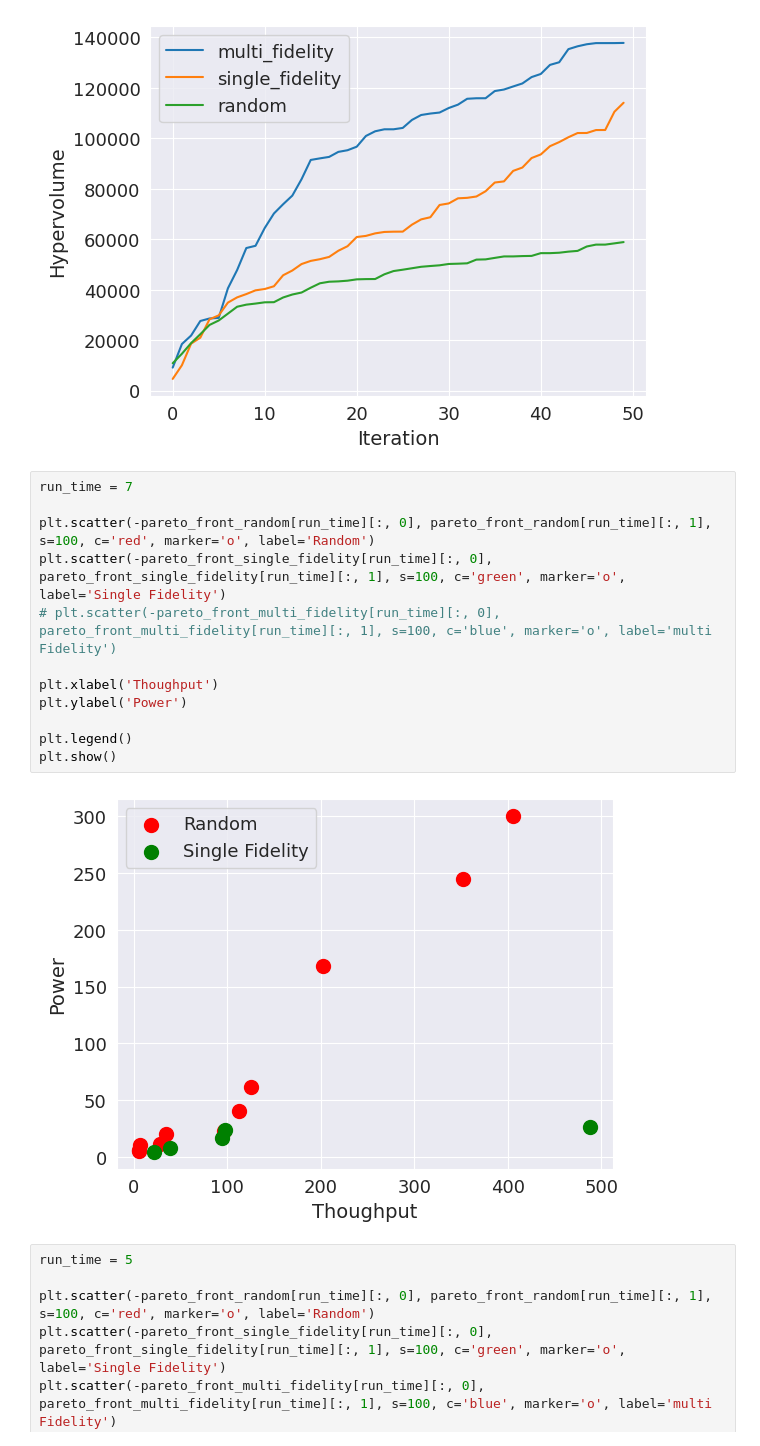
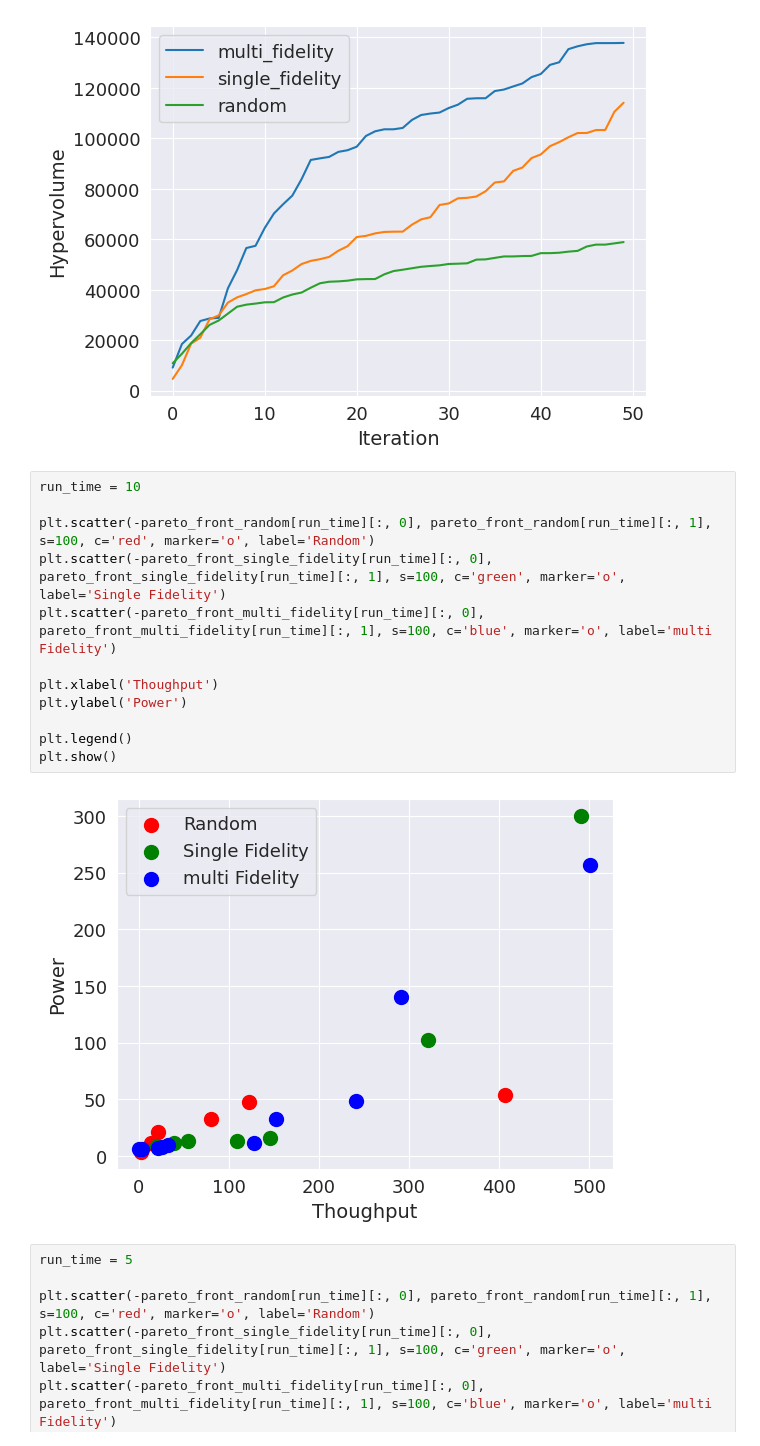
Before and after one commit to memory-of-star/wafer_scale_chip_dse_framework, a Jupyter notebook: run_full_space.ipynb, the cells around one changed output. Cells and saved outputs as stored; diff of their text form.

```diff
--- a/run_full_space.ipynb
+++ b/run_full_space.ipynb
@@ -49,19 +49,19 @@ plt.show()
 # %% [output]
 [figure]
 # %%
-run_time = 7
+run_time = 10
 
 plt.scatter(-pareto_front_random[run_time][:, 0], pareto_front_random[run_time][:, 1], s=100, c='red', marker='o', label='Random')
 plt.scatter(-pareto_front_single_fidelity[run_time][:, 0], pareto_front_single_fidelity[run_time][:, 1], s=100, c='green', marker='o', label='Single Fidelity')
-# plt.scatter(-pareto_front_multi_fidelity[run_time][:, 0], pareto_front_multi_fidelity[run_time][:, 1], s=100, c='blue', marker='o', label='multi Fidelity')
+plt.scatter(-pareto_front_multi_fidelity[run_time][:, 0], pareto_front_multi_fidelity[run_time][:, 1], s=100, c='blue', marker='o', label='multi Fidelity')
 
 plt.xlabel('Thoughput')
 plt.ylabel('Power')
 
 plt.legend()
 plt.show()
 # %% [output]
-[figure, old version]
+[figure, new version]
 # %%
 run_time = 5
 
```
Also changed, not shown: 1 other file.
